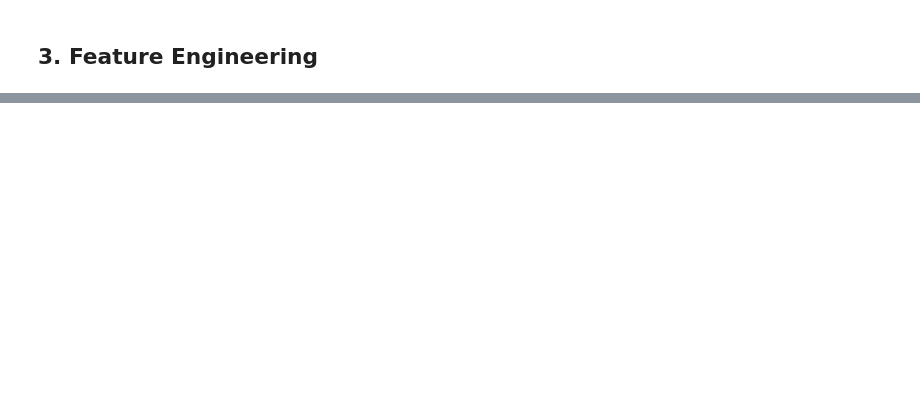
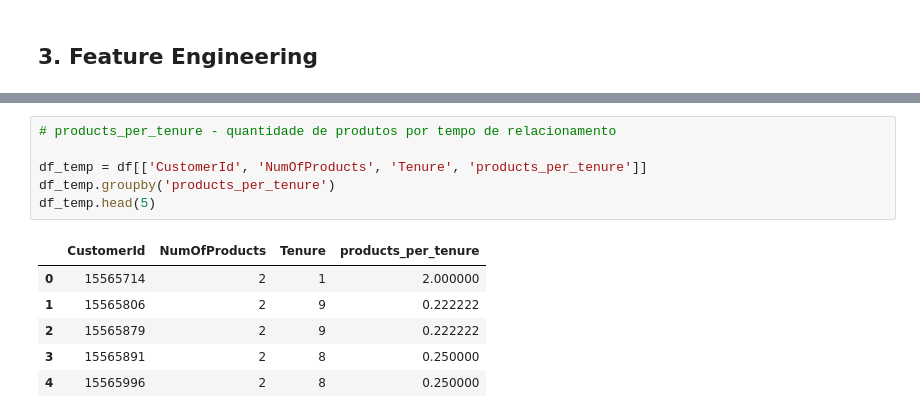
Before and after one commit to emso-exe/Churn_clientes_de_banco, a Jupyter notebook: notebooks/002_feature_engineering.ipynb, the cells around one changed output, grey strips where cells are left out. Drawn from its saved outputs; the diff is of its cells as text; blank space fills up the shorter version.

```diff
--- a/notebooks/002_feature_engineering.ipynb
+++ b/notebooks/002_feature_engineering.ipynb
@@ -104,0 +140,13 @@ memory usage: 1.3 MB
+# %%
+# products_per_tenure - quantidade de produtos por tempo de relacionamento
+
+df_temp = df[['CustomerId', 'NumOfProducts', 'Tenure', 'products_per_tenure']]
+df_temp.groupby('products_per_tenure')
+df_temp.head(5)
+# %% [output]
+|  | CustomerId | NumOfProducts | Tenure | products_per_tenure |
+| 0 | 15565714 | 2 | 1 | 2.000000 |
+| 1 | 15565806 | 2 | 9 | 0.222222 |
+| 2 | 15565879 | 2 | 9 | 0.222222 |
+| 3 | 15565891 | 2 | 8 | 0.250000 |
+| 4 | 15565996 | 2 | 8 | 0.250000 |
```
Also changed, not shown: parts of 13 cells of this notebook.
